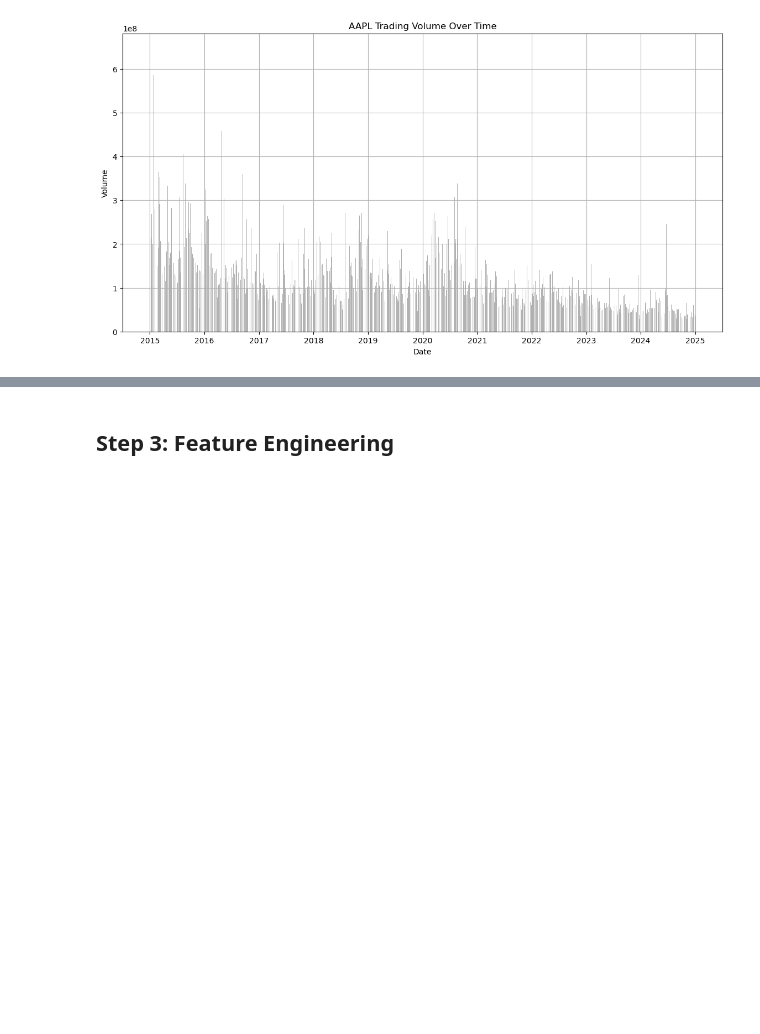
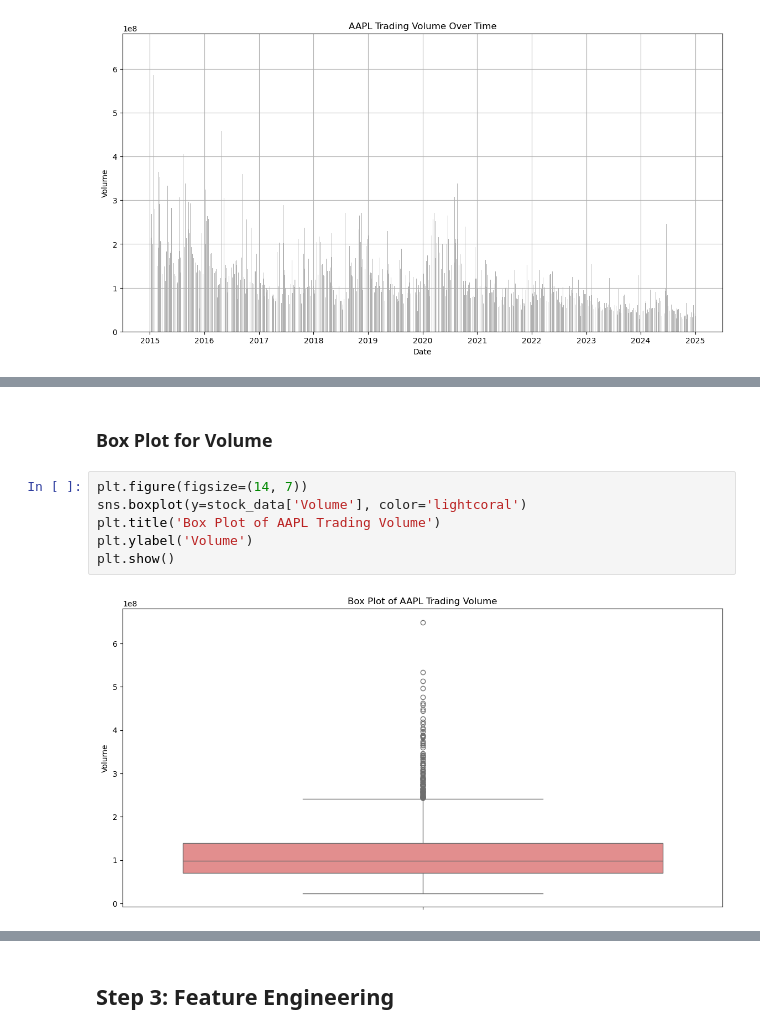
Before and after one commit to saksham3232/Stock-Price-Prediction-Analysis, a Jupyter notebook: stock_price_prediction.ipynb, the cells around one changed output, grey strips where cells are left out. Drawn from its saved outputs; the diff is of its cells as text; blank space fills up the shorter version.

```diff
--- a/stock_price_prediction.ipynb
+++ b/stock_price_prediction.ipynb
@@ -160,0 +176,10 @@ sns.pairplot(stock_data)
+# %% [markdown]
+### Box Plot for Volume
+# %%
+plt.figure(figsize=(14, 7))
+sns.boxplot(y=stock_data['Volume'], color='lightcoral')
+plt.title('Box Plot of AAPL Trading Volume')
+plt.ylabel('Volume')
+plt.show()
+# %% [output]
+[figure, added]
```
Also changed, not shown: parts of 9 cells of this notebook.
